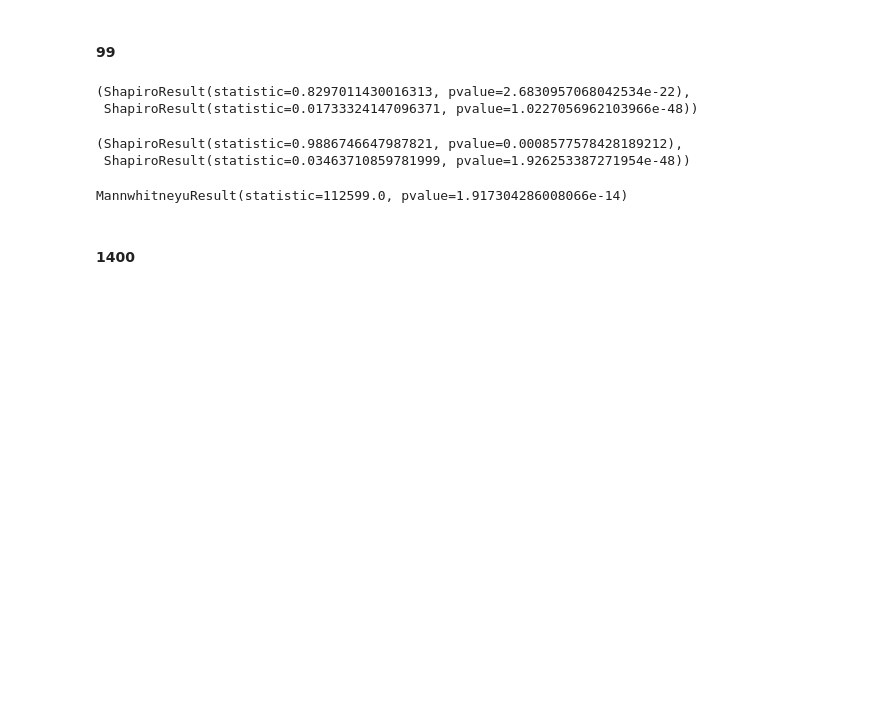
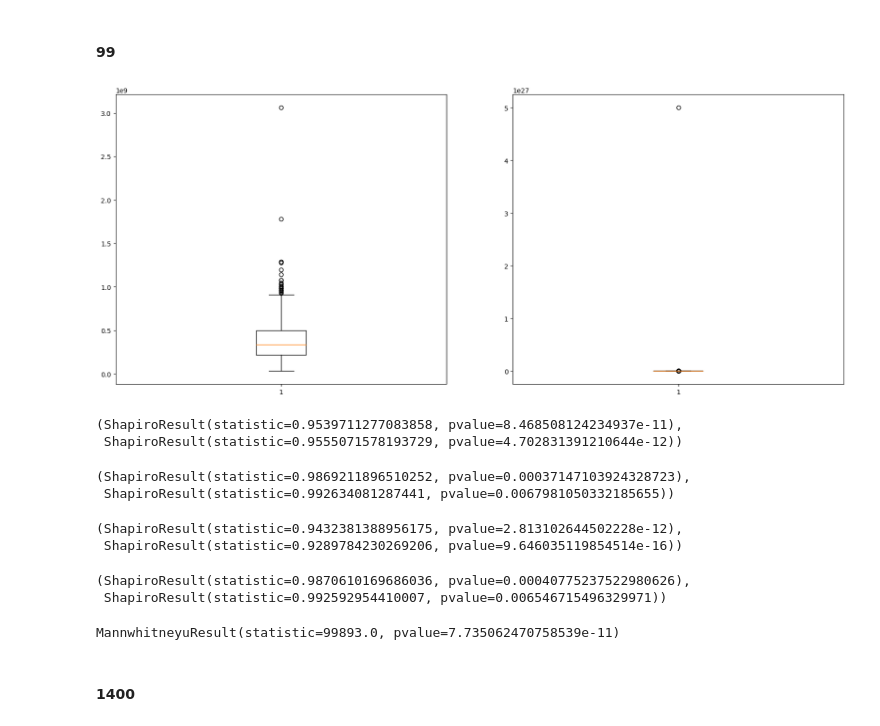
Before and after one commit to realBagher/IRAN-SCI-DATA-ANALYSIS-G4, a Jupyter notebook: hypothesis-test/Q1.ipynb, the cells around one changed output. Cells and saved outputs as stored; diff of their text form; code cells hidden in the pictures; blank space fills up the shorter version.

```diff
--- a/hypothesis-test/Q1.ipynb
+++ b/hypothesis-test/Q1.ipynb
@@ -191,2 +218,11 @@ MannwhitneyuResult(statistic=107075.5, pvalue=4.203094045980122e-18)
 # %% [markdown]
 #### 99
+# %%
+plt.figure(figsize=(20, 8))
+plt.subplot(1,2,1)
+plt.boxplot(Rural_data_income['99'])
+plt.subplot(1,2,2)
+plt.boxplot(Urban_data_income['99'])
+plt.show()
+# %% [output]
+[figure, added]
@@ -193,22 +232,40 @@ MannwhitneyuResult(statistic=107075.5, pvalue=4.203094045980122e-18)
 # %%
-shapiro_R_99 = stats.shapiro(Rural_data_income['99'])
-shapiro_U_99 = stats.shapiro(Urban_data_income['99'])
+shapiro_R_99 = stats.shapiro(IQR_R99)
+shapiro_U_99 = stats.shapiro(IQR_U99)
 shapiro_R_99, shapiro_U_99
 # %% [output]
-(ShapiroResult(statistic=0.8297011430016313, pvalue=2.6830957068042534e-22),
- ShapiroResult(statistic=0.01733324147096371, pvalue=1.0227056962103966e-48))
+(ShapiroResult(statistic=0.9539711277083858, pvalue=8.468508124234937e-11),
+ ShapiroResult(statistic=0.9555071578193729, pvalue=4.702831391210644e-12))
 # %%
-R_99_yeojohnson , _ = stats.yeojohnson(Rural_data_income['99'])
-U_99_yeojohnson , _ = stats.yeojohnson(Urban_data_income['99'])
+R_99_yeojohnson , _ = stats.yeojohnson(IQR_R99)
+U_99_yeojohnson , _ = stats.yeojohnson(IQR_U99)
 shapiro_R_99_yeojohnson = stats.shapiro(R_99_yeojohnson)
 shapiro_U_99_yeojohnson = stats.shapiro(U_99_yeojohnson)
 shapiro_R_99_yeojohnson, shapiro_U_99_yeojohnson
 # %% [output]
-(ShapiroResult(statistic=0.9886746647987821, pvalue=0.0008577578428189212),
- ShapiroResult(statistic=0.03463710859781999, pvalue=1.926253387271954e-48))
+(ShapiroResult(statistic=0.9869211896510252, pvalue=0.00037147103924328723),
+ ShapiroResult(statistic=0.992634081287441, pvalue=0.0067981050332185655))
-# %%
-stats.mannwhitneyu(Rural_data_income['99'], Urban_data_income['99'])
-# %% [output]
-MannwhitneyuResult(statistic=112599.0, pvalue=1.917304286008066e-14)
+# %%
+R_99_log = np.log(IQR_R99)
+U_99_log = np.log(IQR_U99)
+shapiro_R_99_log = stats.shapiro(R_99_log)
+shapiro_U_99_log = stats.shapiro(U_99_log)
+shapiro_R_99_log, shapiro_U_99_log
+# %% [output]
+(ShapiroResult(statistic=0.9432381388956175, pvalue=2.813102644502228e-12),
+ ShapiroResult(statistic=0.9289784230269206, pvalue=9.646035119854514e-16))
+# %%
+R_99_sqrt = np.sqrt(IQR_R99)
+U_99_sqrt = np.sqrt(IQR_U99)
+shapiro_R_99_sqrt = stats.shapiro(R_99_sqrt)
+shapiro_U_99_sqrt = stats.shapiro(U_99_sqrt)
+shapiro_R_99_sqrt, shapiro_U_99_sqrt
+# %% [output]
+(ShapiroResult(statistic=0.9870610169686036, pvalue=0.00040775237522980626),
+ ShapiroResult(statistic=0.992592954410007, pvalue=0.006546715496329971))
+# %%
+stats.mannwhitneyu(IQR_R99, IQR_U99)
+# %% [output]
+MannwhitneyuResult(statistic=99893.0, pvalue=7.735062470758539e-11)
 # %% [markdown]
 #### 1400
```
Also changed, not shown: parts of 39 cells of this notebook.
